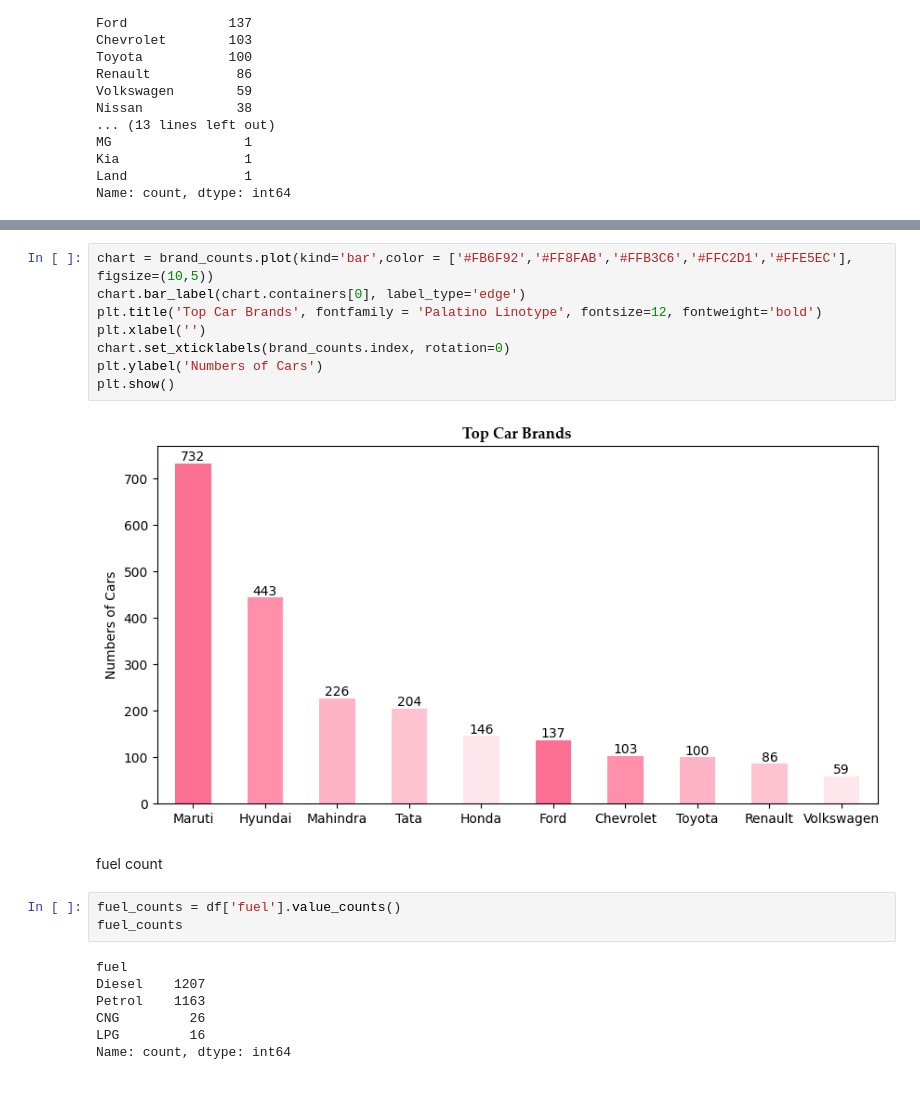
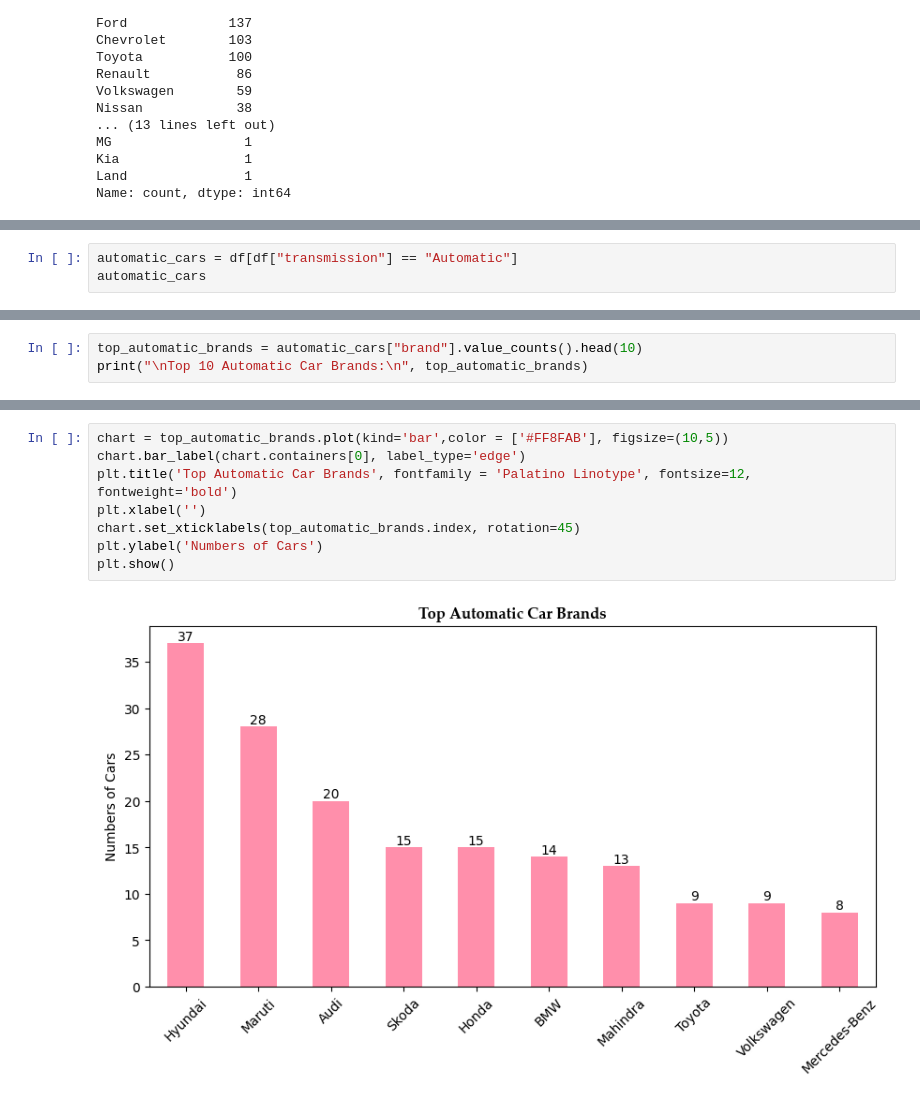
Before and after one commit to WendyInft/MATHEDA-INFANTE, a Jupyter notebook: WK11-Endterm-Exam/Exercise/Endterm-Exam-Infante.ipynb, the cells around one changed output, grey strips where cells are left out. Cells and saved outputs as stored; diff of their text form.

```diff
--- a/WK11-Endterm-Exam/Exercise/Endterm-Exam-Infante.ipynb
+++ b/WK11-Endterm-Exam/Exercise/Endterm-Exam-Infante.ipynb
@@ -176,0 +205,3 @@ pandas.core.series.Series
+# %%
+automatic_cars = df[df["transmission"] == "Automatic"]
+automatic_cars
@@ -176,0 +222,3 @@ pandas.core.series.Series
+# %%
+top_automatic_brands = automatic_cars["brand"].value_counts().head(10)
+print("\nTop 10 Automatic Car Brands:\n", top_automatic_brands)
@@ -177,22 +239,10 @@ pandas.core.series.Series
 # %%
-chart = brand_counts.plot(kind='bar',color = ['#FB6F92','#FF8FAB','#FFB3C6','#FFC2D1','#FFE5EC'], figsize=(10,5))
+chart = top_automatic_brands.plot(kind='bar',color = ['#FF8FAB'], figsize=(10,5))
 chart.bar_label(chart.containers[0], label_type='edge')
-plt.title('Top Car Brands', fontfamily = 'Palatino Linotype', fontsize=12, fontweight='bold')
+plt.title('Top Automatic Car Brands', fontfamily = 'Palatino Linotype', fontsize=12, fontweight='bold')
 plt.xlabel('')
-chart.set_xticklabels(brand_counts.index, rotation=0)
+chart.set_xticklabels(top_automatic_brands.index, rotation=45)
 plt.ylabel('Numbers of Cars')
 plt.show()
 # %% [output]
-[figure, old version]
+[figure, new version]
-# %% [markdown]
-fuel count
-# %%
-fuel_counts = df['fuel'].value_counts()
-fuel_counts
-# %% [output]
-fuel
-Diesel    1207
-Petrol    1163
-CNG         26
-LPG         16
-Name: count, dtype: int64
```
Also changed, not shown: parts of 28 cells of this notebook.
